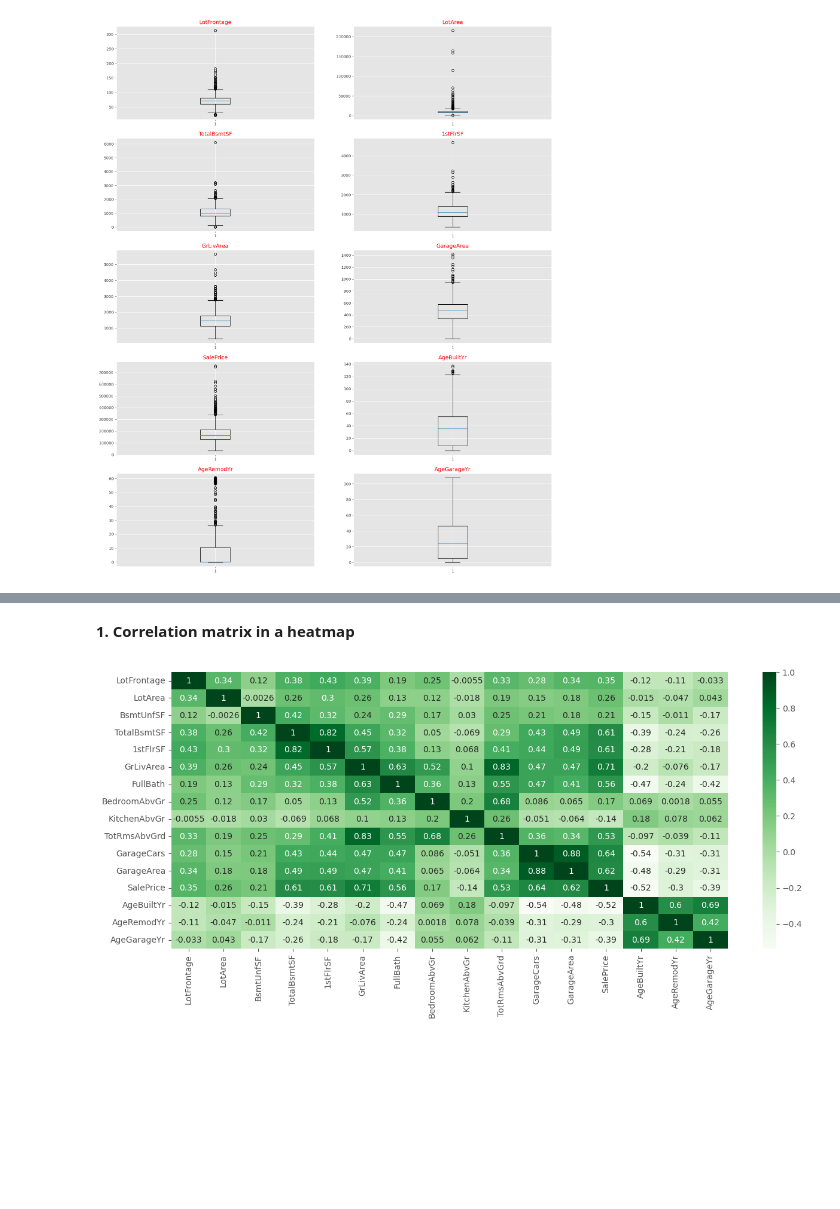
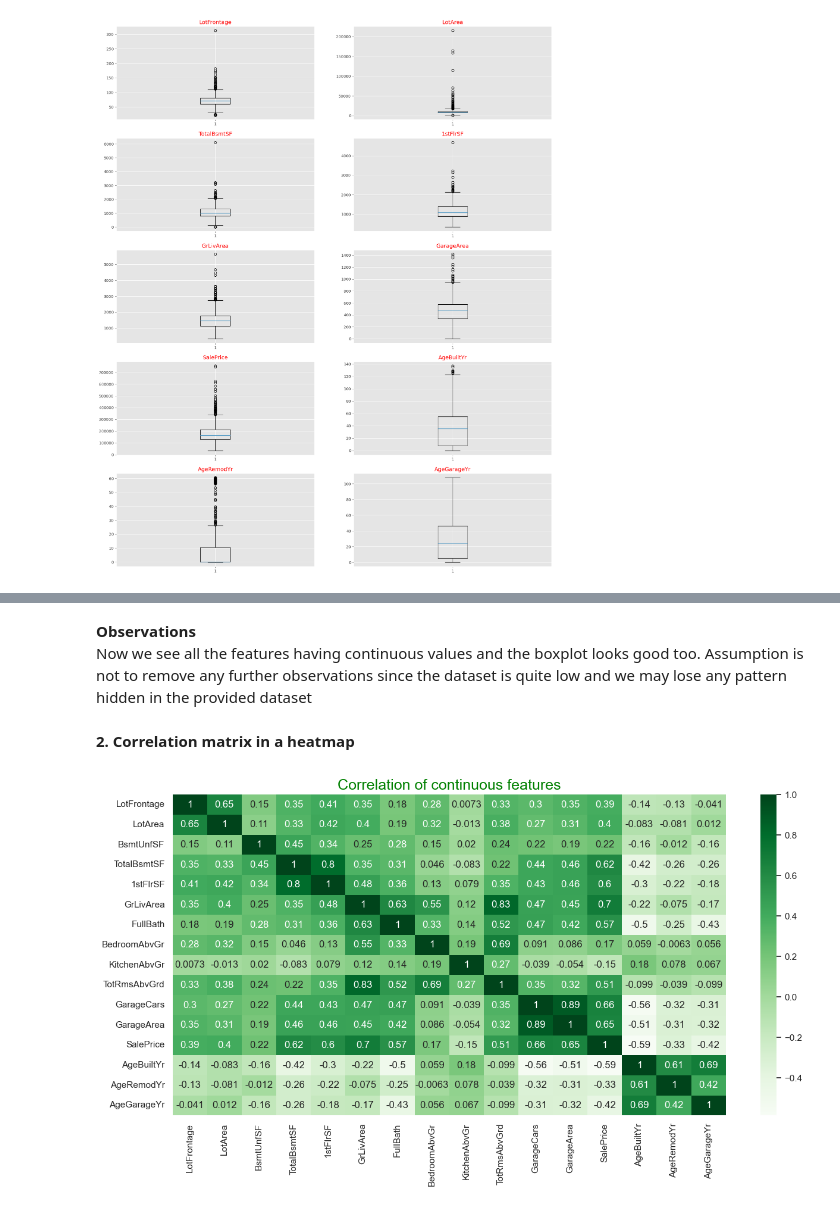
Before and after one commit to andrea-naz7/Sunrise_Housing_CaseStudy, a Jupyter notebook: Sunrise_Housing_Andrea.ipynb, the cells around one changed output, grey strips where cells are left out. Cells and saved outputs as stored; diff of their text form; code cells hidden in the pictures; blank space fills up the shorter version.

```diff
--- a/Sunrise_Housing_Andrea.ipynb
+++ b/Sunrise_Housing_Andrea.ipynb
@@ -532,8 +561,0 @@ There are no missing values in any of the features.
-# %% [markdown]
-**1. Correlation matrix in a heatmap**
-# %%
-plt.figure(figsize=(15,6))
-sns.heatmap(inp1.corr(), annot=True, cmap='Greens' )
-plt.show()
-# %% [output]
-[figure, removed]
@@ -544,0 +562,13 @@ plt.show()
+# %% [markdown]
+**Observations**<br>
+Now we see all the features having continuous values and the boxplot looks good too. Assumption is not to remove any further
+observations since the dataset is quite low and we may lose any pattern hidden in the provided dataset
+# %% [markdown]
+**2. Correlation matrix in a heatmap**
+# %%
+plt.figure(figsize=(15,7))
+sns.heatmap(inp2.corr(), annot=True, cmap='Greens')
+plt.title('Correlation of continuous features',fontdict={'fontsize':18,'fontweight':5,'color':'Green'})
+plt.show()
+# %% [output]
+[figure, added]
```
Also changed, not shown: parts of 58 cells of this notebook.
